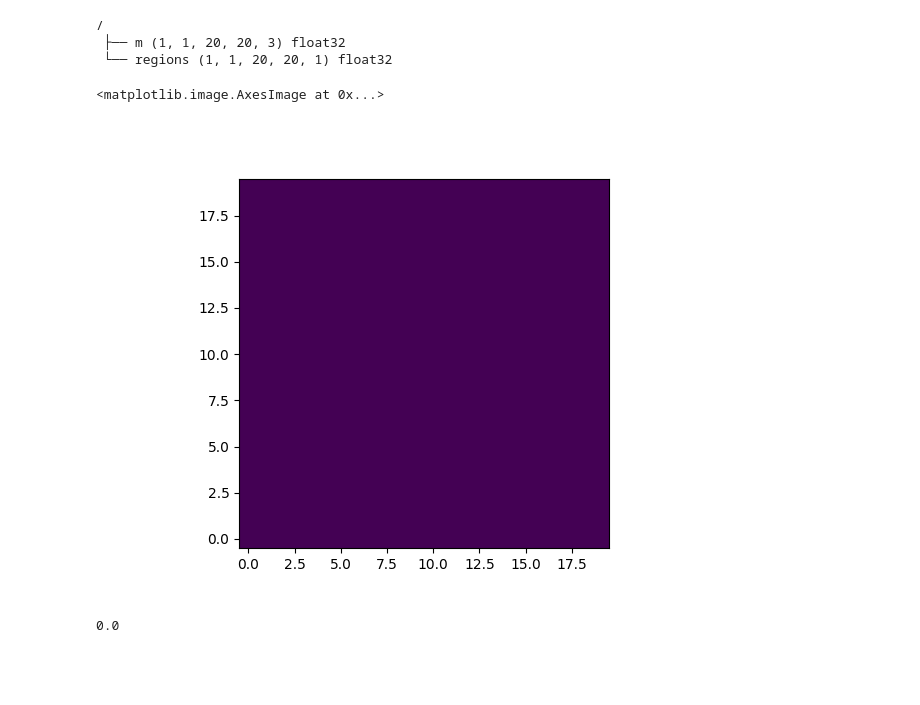
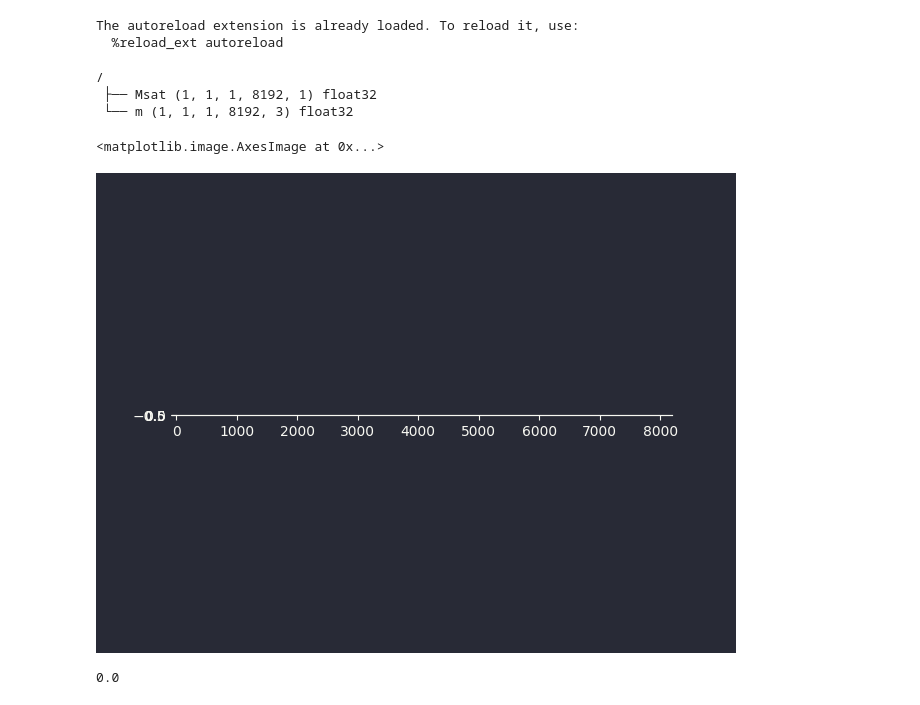
Before and after one commit to MathieuMoalic/amumax, a Jupyter notebook: mytest/testing.ipynb, the cells around one changed output. Saved outputs shown, nothing was run; the diff lists cells and outputs as text; code cells hidden in the pictures; blank space fills up the shorter version.

```diff
--- a/mytest/testing.ipynb
+++ b/mytest/testing.ipynb
@@ -3,7 +3,7 @@
 %load_ext autoreload
 %autoreload 2
 from adl import adl,parms
-from llyr import op, load_ovf, out_to_zarr, hsl2rgb,get_ovf_parms
+from llyr import *
 from matplotlib import pyplot as plt
 import matplotlib.animation as mplanim
 import matplotlib as mpl
@@ -11,21 +11,27 @@ import numpy as np
 import cmocean
 from glob import glob
 from tqdm.notebook import tqdm
+import matplotx
+plt.style.use(matplotx.styles.dracula)
+fix_bg()
+# %% [output]
+The autoreload extension is already loaded. To reload it, use:
+  %reload_ext autoreload
 # %%
 m = op("chunky.zarr")
 m.p
 # m.plot.snapshot()
 # m.m.info
 # m.p
 plt.figure()
-plt.imshow(m.regions[-1,0,:,:,0],origin="lower")
+plt.imshow(m.Msat[-1,0,:,:,0],origin="lower")
 # plt.plot(m.B_ext[:,0,0,0,1])
 # %% [output]
 /
- ├── m (1, 1, 20, 20, 3) float32
- └── regions (1, 1, 20, 20, 1) float32
+ ├── Msat (1, 1, 1, 8192, 1) float32
+ └── m (1, 1, 1, 8192, 3) float32
 <matplotlib.image.AxesImage at 0x...>
-[figure, old version]
+[figure, new version]
 # %%
 plt.figure()
 arr = m.m1[1] - m.m2[1]
```
Also changed, not shown: 2 other files.
